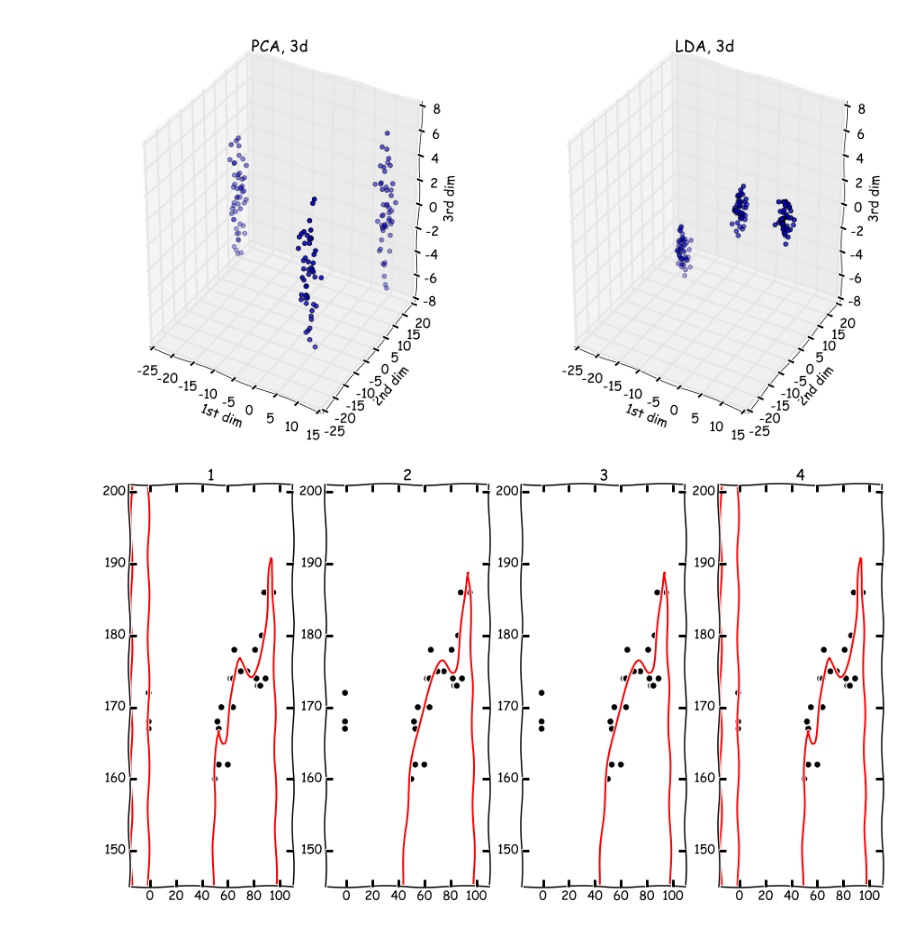
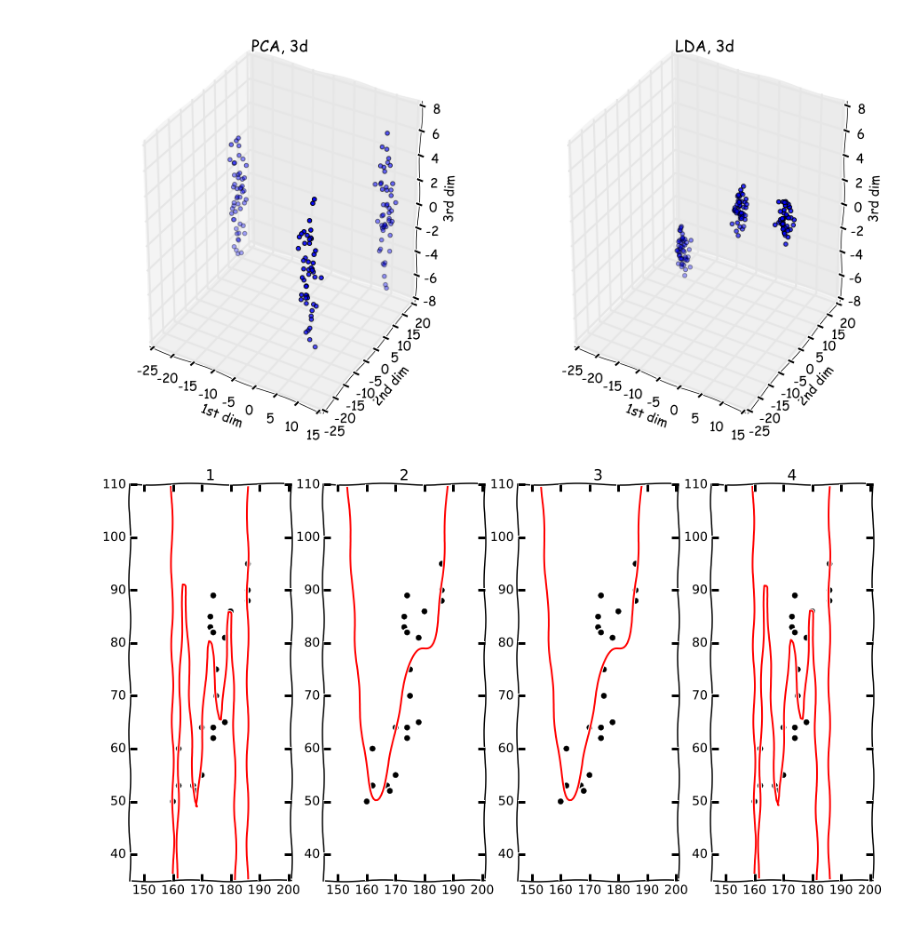
Before and after one commit to liyakun/Pattern-Recognition, a Jupyter notebook: ThirdProject/src3.ipynb, the cells around one changed output. Cells and saved outputs as stored; diff of their text form; code cells hidden in the pictures.

Commit message:
remove outliers and correct height and weight data

```diff
--- a/ThirdProject/src3.ipynb
+++ b/ThirdProject/src3.ipynb
@@ -466,8 +466,12 @@ import matplotlib.pyplot as plt
 dt = np.dtype([('w', np.float), ('h', np.float), ('g', 'S1')])
 data = np.loadtxt('resources/whData.dat', dtype=dt, comments='#', delimiter=None)
 
-hgt = data['w']
-wgt = data['h']
+wgt = data['w']
+hgt = data['h']
+
+# remove the outliers and collect the re-maining height and weight data into hgt and wgt
+hgt = np.delete(hgt, np.where(wgt < 0), None)
+wgt = np.delete(wgt, np.where(wgt < 0), None)
 
 xmin = hgt.min()-15
 xmax = hgt.max()+15
@@ -509,31 +513,31 @@ axs2.set_title("2")
 axs2.plot(hgt, wgt, 'ko', x, y, 'r-')
 axs2.set_xlim(xmin,xmax)
 axs2.set_ylim(ymin,ymax)
 
 # method 3:
 # regression using the Vandermonde matrix and lstsq
 
 X = poly.polyvander(hgt, n)
 c = la.lstsq(X, wgt)[0]
 y = np.dot(poly.polyvander(x,n), c)
 
 axs3.set_title("3")
 axs3.plot(hgt, wgt, 'ko', x, y, 'r-')
 axs3.set_xlim(xmin,xmax)
 axs3.set_ylim(ymin,ymax)
 
 # method 4:
 # regression on transformed data using the Vandermonde
 # matrix and either pinv or lstsq
 X = poly.polyvander(trsf(hgt), n)
 c = np.dot(la.pinv(X), wgt)
 y = np.dot(poly.polyvander(trsf(x),n), c)
 
 axs4.set_title("4")
 axs4.plot(hgt, wgt, 'ko', x, y, 'r-')
 axs4.set_xlim(xmin,xmax)
 axs4.set_ylim(ymin,ymax)
 
 plt.show()
 # %% [output]
-[figure, old version]
+[figure, new version]
```
Also changed, not shown: parts of 3 cells of this notebook, 1 other file.
